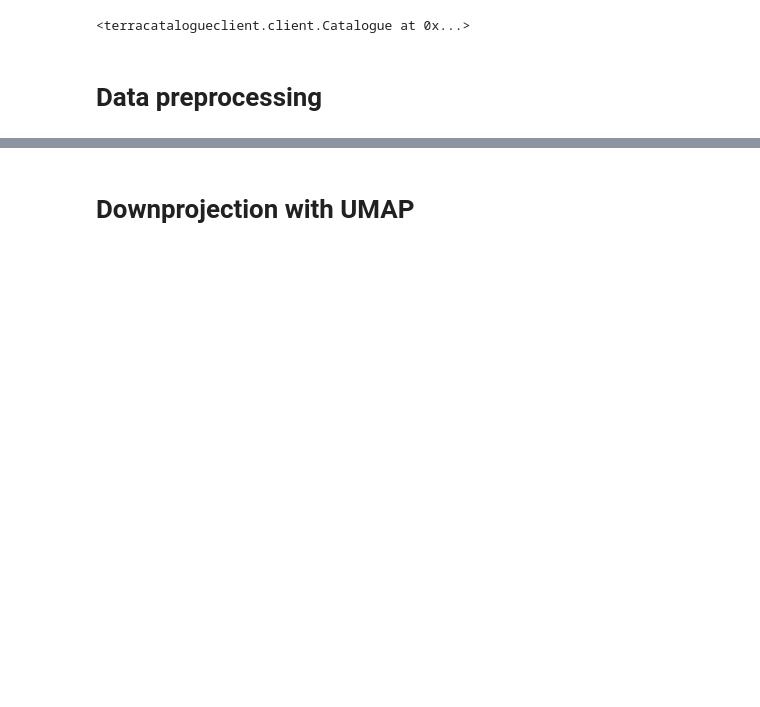
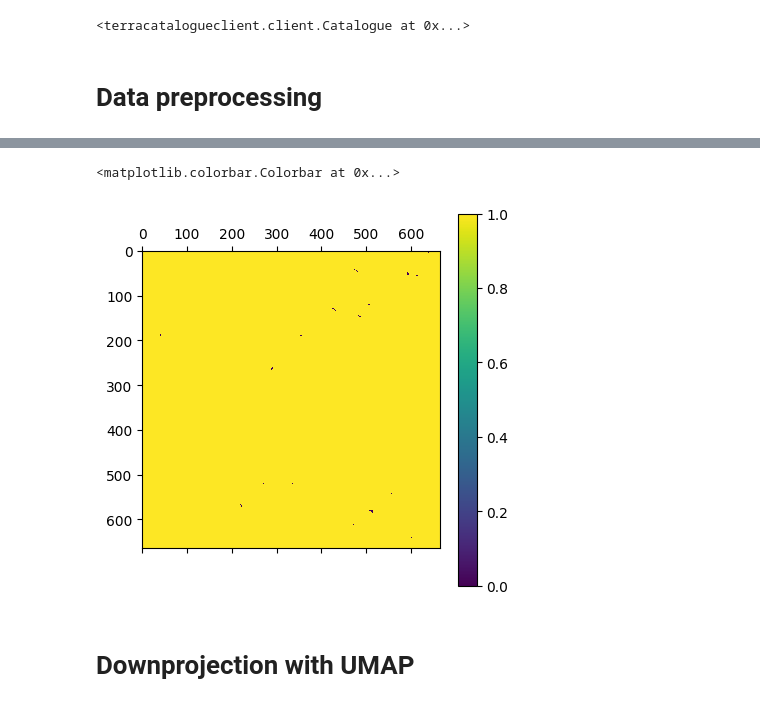
Before and after one commit to LQCHAN022/UMP-estimation, a Jupyter notebook: IIC_Cluster.ipynb, the cells around one changed output, grey strips where cells are left out. Drawn from its saved outputs; the diff is of its cells as text; code cells hidden in the pictures; blank space fills up the shorter version.

```diff
--- a/IIC_Cluster.ipynb
+++ b/IIC_Cluster.ipynb
@@ -205,3 +181,14 @@ Clipping input data to the valid range for imshow with RGB data ([0..1] for floa
+# %%
+# for i in np.unique(IMAGE_RAW[0, :, :, -1]):
+#     binary = bin(int(i))[2:]
+#     print(binary[7], i)
+
+img = np.where((IMAGE_RAW == 21888.0) | (IMAGE_RAW == 21952.0), 0, 1)
+plt.matshow(img[0, :, :, -1])
+plt.colorbar()
+# %% [output]
+<matplotlib.colorbar.Colorbar at 0x...>
+[figure, added]
 # %% [markdown]
 # Downprojection with UMAP
 # %%
```
Also changed, not shown: parts of 10 cells of this notebook, 1 other file.
